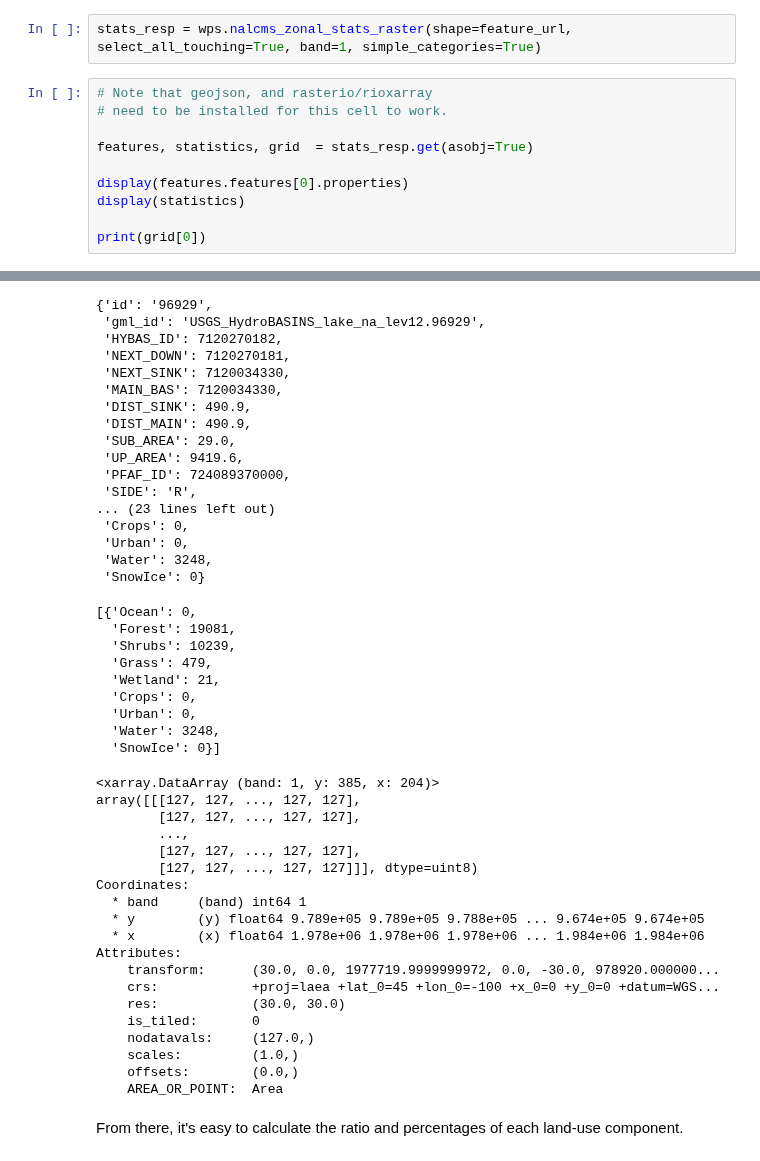
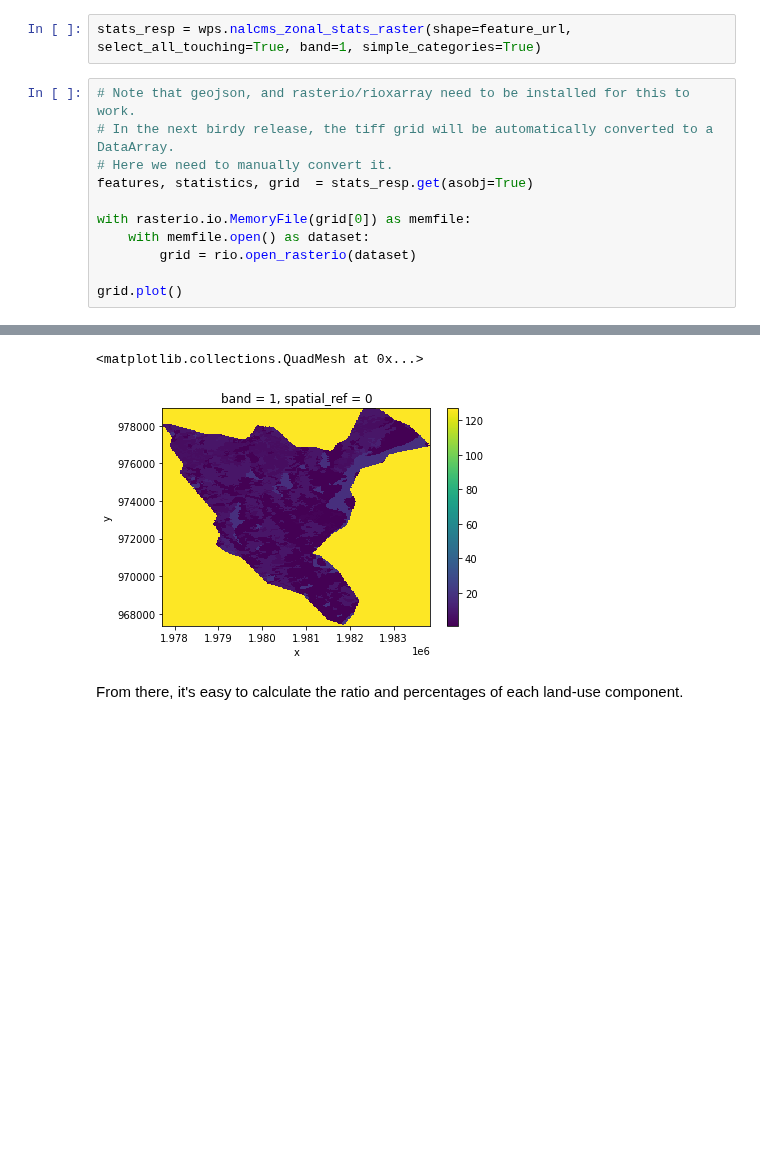
Before and after one commit to Ouranosinc/raven, a Jupyter notebook: docs/source/notebooks/Extract_geographical_watershed_properties.ipynb, the cells around one changed output, grey strips where cells are left out. Saved outputs shown, nothing was run; the diff lists cells and outputs as text; blank space fills up the shorter version.

```diff
--- a/docs/source/notebooks/Extract_geographical_watershed_properties.ipynb
+++ b/docs/source/notebooks/Extract_geographical_watershed_properties.ipynb
@@ -100,14 +105,15 @@ With the `nalcms_zonal_stats_raster` process, we also return the grid with varia
 # %%
 stats_resp = wps.nalcms_zonal_stats_raster(shape=feature_url, select_all_touching=True, band=1, simple_categories=True)
 # %%
-# Note that geojson, and rasterio/rioxarray
-# need to be installed for this cell to work.
-
+# Note that geojson, and rasterio/rioxarray need to be installed for this to work.
+# In the next birdy release, the tiff grid will be automatically converted to a DataArray.
+# Here we need to manually convert it.
 features, statistics, grid  = stats_resp.get(asobj=True)
 
-display(features.features[0].properties)
-display(statistics)
+with rasterio.io.MemoryFile(grid[0]) as memfile:
+    with memfile.open() as dataset:
+        grid = rio.open_rasterio(dataset)
 
-print(grid[0])
+grid.plot()
 # %% [output]
 Metalink content-type detected.
@@ -115,48 +121,5 @@ Downloading to /tmp/tmpmvzdubat/subset_1.tiff.
-{'id': '96929',
- 'gml_id': 'USGS_HydroBASINS_lake_na_lev12.96929',
- 'HYBAS_ID': 7120270182,
- 'NEXT_DOWN': 7120270181,
- 'NEXT_SINK': 7120034330,
- 'MAIN_BAS': 7120034330,
- 'DIST_SINK': 490.9,
- 'DIST_MAIN': 490.9,
- 'SUB_AREA': 29.0,
- 'UP_AREA': 9419.6,
- 'PFAF_ID': 724089370000,
- 'SIDE': 'R',
-... (23 lines left out)
- 'Crops': 0,
- 'Urban': 0,
- 'Water': 3248,
- 'SnowIce': 0}
+<matplotlib.collections.QuadMesh at 0x...>
-[{'Ocean': 0,
-  'Forest': 19081,
-  'Shrubs': 10239,
-  'Grass': 479,
-  'Wetland': 21,
-  'Crops': 0,
-  'Urban': 0,
-  'Water': 3248,
-  'SnowIce': 0}]
-<xarray.DataArray (band: 1, y: 385, x: 204)>
-array([[[127, 127, ..., 127, 127],
-        [127, 127, ..., 127, 127],
-        ...,
-        [127, 127, ..., 127, 127],
-        [127, 127, ..., 127, 127]]], dtype=uint8)
-Coordinates:
-  * band     (band) int64 1
-  * y        (y) float64 9.789e+05 9.789e+05 9.788e+05 ... 9.674e+05 9.674e+05
-  * x        (x) float64 1.978e+06 1.978e+06 1.978e+06 ... 1.984e+06 1.984e+06
-Attributes:
-    transform:      (30.0, 0.0, 1977719.9999999972, 0.0, -30.0, 978920.000000...
-    crs:            +proj=laea +lat_0=45 +lon_0=-100 +x_0=0 +y_0=0 +datum=WGS...
-    res:            (30.0, 30.0)
-    is_tiled:       0
-    nodatavals:     (127.0,)
-    scales:         (1.0,)
-    offsets:        (0.0,)
-    AREA_OR_POINT:  Area
+[figure, added]
 # %% [markdown]
 From there, it's easy to calculate the ratio and percentages of each land-use component.
 # %%
```
Also changed, not shown: parts of 13 cells of this notebook, 11 other files.
